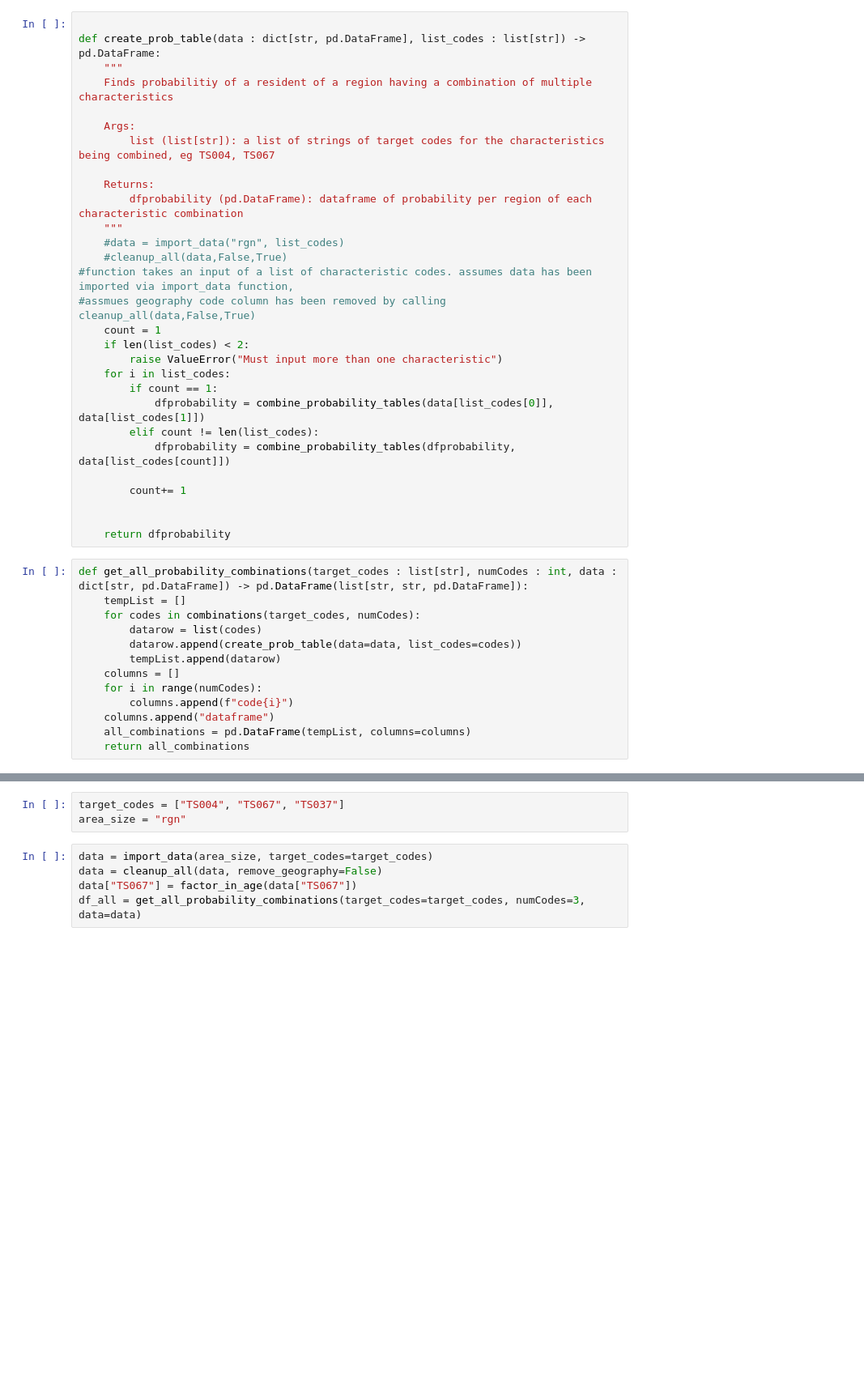
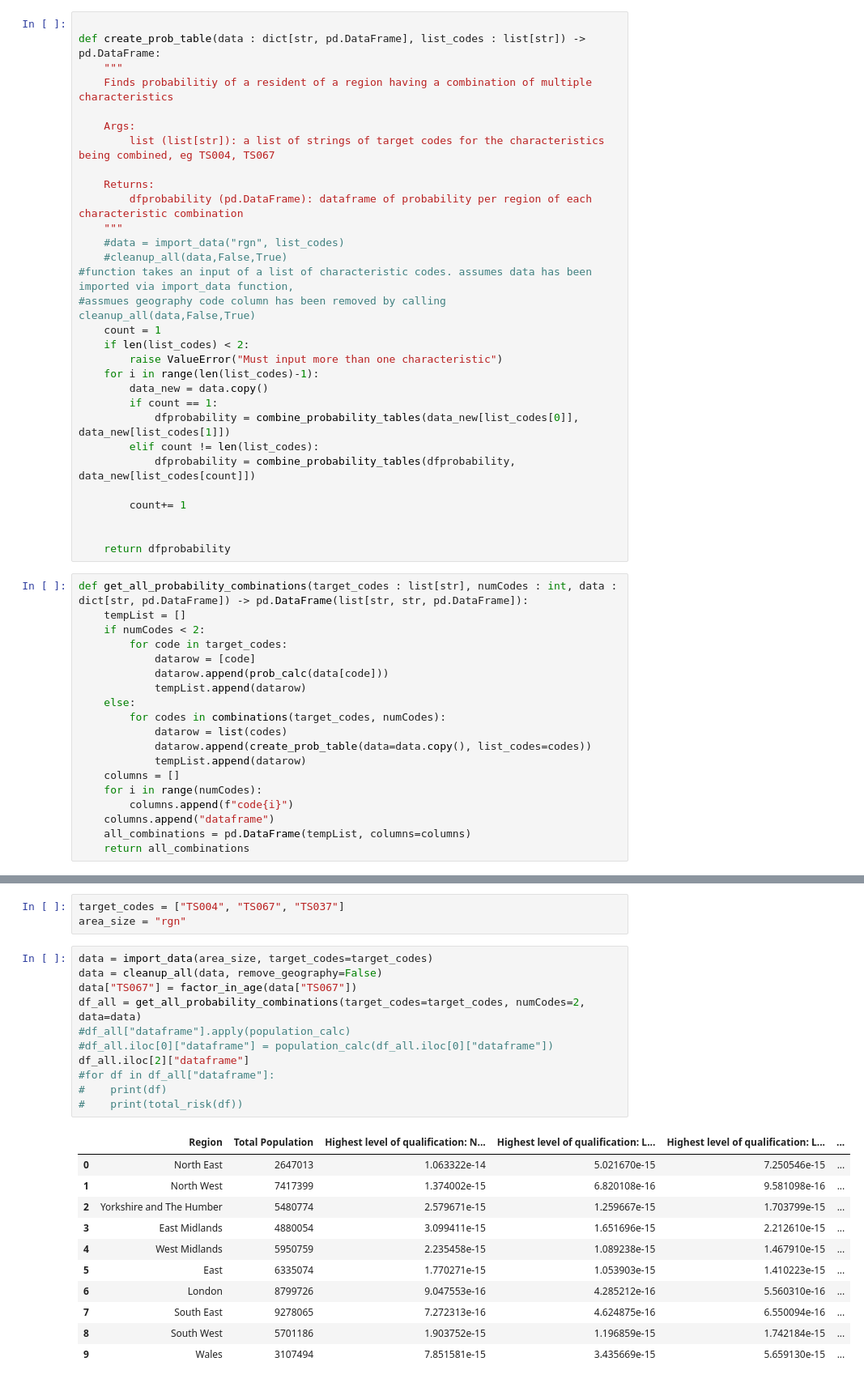
Before and after one commit to alexgregory1/work_experience_notebooks, a Jupyter notebook: Project.ipynb, the cells around one changed output, grey strips where cells are left out. Shown at 81% size. Saved outputs shown, nothing was run; the diff lists cells and outputs as text; blank space fills up the shorter version.

```diff
--- a/Project.ipynb
+++ b/Project.ipynb
@@ -397,11 +398,12 @@ def create_prob_table(data : dict[str, pd.DataFrame], list_codes : list[str]) ->
     count = 1
     if len(list_codes) < 2:
         raise ValueError("Must input more than one characteristic")
-    for i in list_codes:
+    for i in range(len(list_codes)-1):
+        data_new = data.copy()
         if count == 1:
-            dfprobability = combine_probability_tables(data[list_codes[0]], data[list_codes[1]])
+            dfprobability = combine_probability_tables(data_new[list_codes[0]], data_new[list_codes[1]])
         elif count != len(list_codes):
-            dfprobability = combine_probability_tables(dfprobability, data[list_codes[count]])
+            dfprobability = combine_probability_tables(dfprobability, data_new[list_codes[count]])
 
         count+= 1
 
@@ -410,10 +412,16 @@ def create_prob_table(data : dict[str, pd.DataFrame], list_codes : list[str]) ->
 # %%
 def get_all_probability_combinations(target_codes : list[str], numCodes : int, data : dict[str, pd.DataFrame]) -> pd.DataFrame(list[str, str, pd.DataFrame]):
     tempList = []
-    for codes in combinations(target_codes, numCodes):
-        datarow = list(codes)
-        datarow.append(create_prob_table(data=data, list_codes=codes))
-        tempList.append(datarow)
+    if numCodes < 2:
+        for code in target_codes:
+            datarow = [code]
+            datarow.append(prob_calc(data[code]))
+            tempList.append(datarow)
+    else:
+        for codes in combinations(target_codes, numCodes):
+            datarow = list(codes)
+            datarow.append(create_prob_table(data=data.copy(), list_codes=codes))
+            tempList.append(datarow)
     columns = []
     for i in range(numCodes):
         columns.append(f"code{i}")
@@ -574,5 +599,23 @@ area_size = "rgn"
 # %%
 data = import_data(area_size, target_codes=target_codes)
 data = cleanup_all(data, remove_geography=False)
 data["TS067"] = factor_in_age(data["TS067"])
-df_all = get_all_probability_combinations(target_codes=target_codes, numCodes=3, data=data)
+df_all = get_all_probability_combinations(target_codes=target_codes, numCodes=2, data=data)
+#df_all["dataframe"].apply(population_calc)
+#df_all.iloc[0]["dataframe"] = population_calc(df_all.iloc[0]["dataframe"])
+df_all.iloc[2]["dataframe"]
+#for df in df_all["dataframe"]:
+#    print(df)
+#    print(total_risk(df))
+# %% [output]
+|  | Region | Total Population | Highest level of qualification: N... | Highest level of qualification: L... | Highest level of qualification: L... | ... |
+| 0 | North East | 2647013 | 1.063322e-14 | 5.021670e-15 | 7.250546e-15 | ... |
+| 1 | North West | 7417399 | 1.374002e-15 | 6.820108e-16 | 9.581098e-16 | ... |
+| 2 | Yorkshire and The Humber | 5480774 | 2.579671e-15 | 1.259667e-15 | 1.703799e-15 | ... |
+| 3 | East Midlands | 4880054 | 3.099411e-15 | 1.651696e-15 | 2.212610e-15 | ... |
+| 4 | West Midlands | 5950759 | 2.235458e-15 | 1.089238e-15 | 1.467910e-15 | ... |
+| 5 | East | 6335074 | 1.770271e-15 | 1.053903e-15 | 1.410223e-15 | ... |
+| 6 | London | 8799726 | 9.047553e-16 | 4.285212e-16 | 5.560310e-16 | ... |
+| 7 | South East | 9278065 | 7.272313e-16 | 4.624875e-16 | 6.550094e-16 | ... |
+| 8 | South West | 5701186 | 1.903752e-15 | 1.196859e-15 | 1.742184e-15 | ... |
+| 9 | Wales | 3107494 | 7.851581e-15 | 3.435669e-15 | 5.659130e-15 | ... |
```
Also changed, not shown: parts of 4 cells of this notebook.
